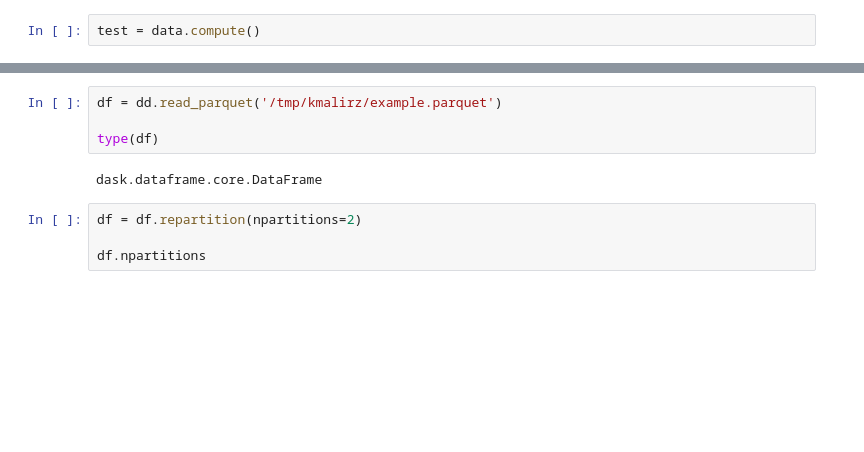
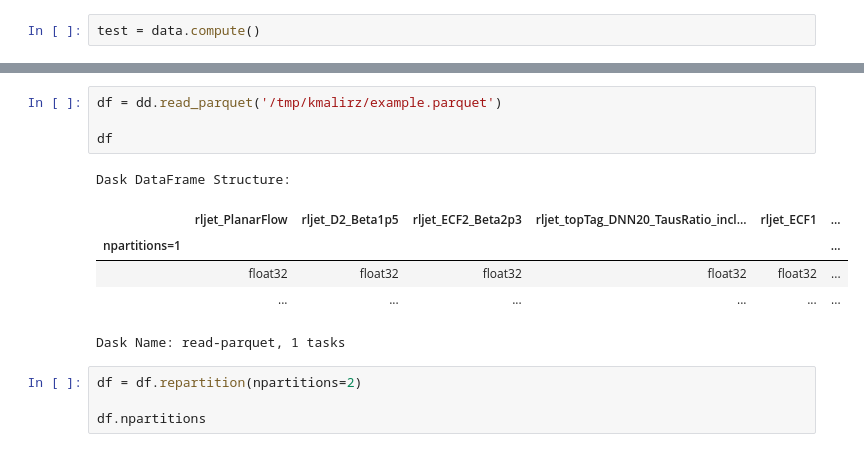
Before and after one commit to MoAly98/Pythium, a Jupyter notebook: Dask_Testing.ipynb, the cells around one changed output, grey strips where cells are left out. Drawn from its saved outputs; the diff is of its cells as text; blank space fills up the shorter version.

```diff
--- a/Dask_Testing.ipynb
+++ b/Dask_Testing.ipynb
@@ -116,9 +183,14 @@ table2.to_pandas().head(10)
 # %%
 df = dd.read_parquet('/tmp/kmalirz/example.parquet')
 
-type(df)
+df
 # %% [output]
-dask.dataframe.core.DataFrame
+Dask DataFrame Structure:
+|  | rljet_PlanarFlow | rljet_D2_Beta1p5 | rljet_ECF2_Beta2p3 | rljet_topTag_DNN20_TausRatio_incl... | rljet_ECF1 | ... |
+| npartitions=1 |  |  |  |  |  | ... |
+|  | float32 | float32 | float32 | float32 | float32 | ... |
+|  | ... | ... | ... | ... | ... | ... |
+Dask Name: read-parquet, 1 tasks
 # %%
 df = df.repartition(npartitions=2)
 
```
Also changed, not shown: parts of 20 cells of this notebook, 9 other files.
